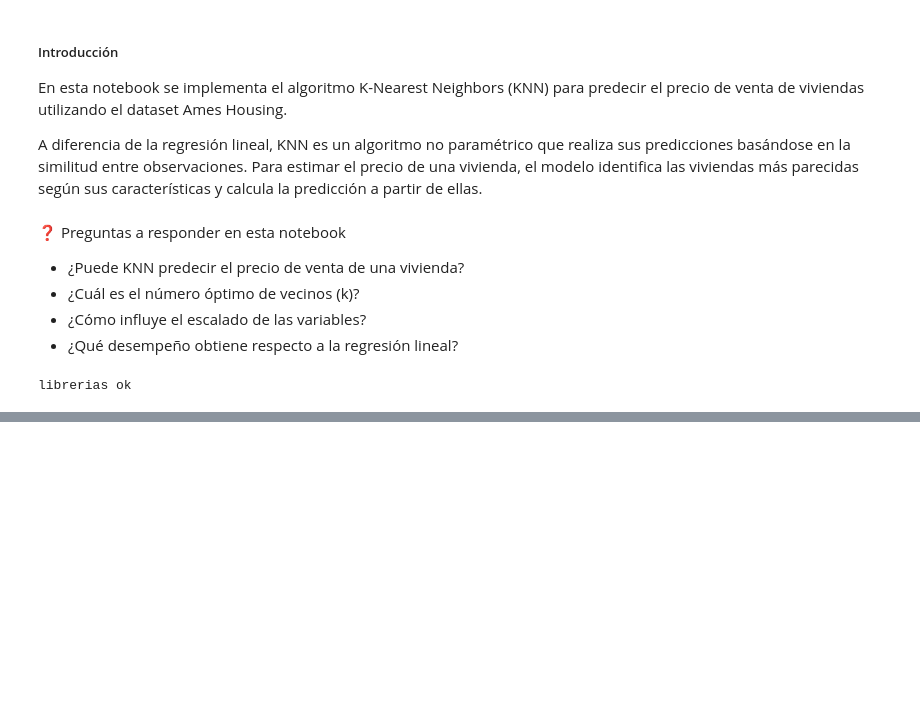
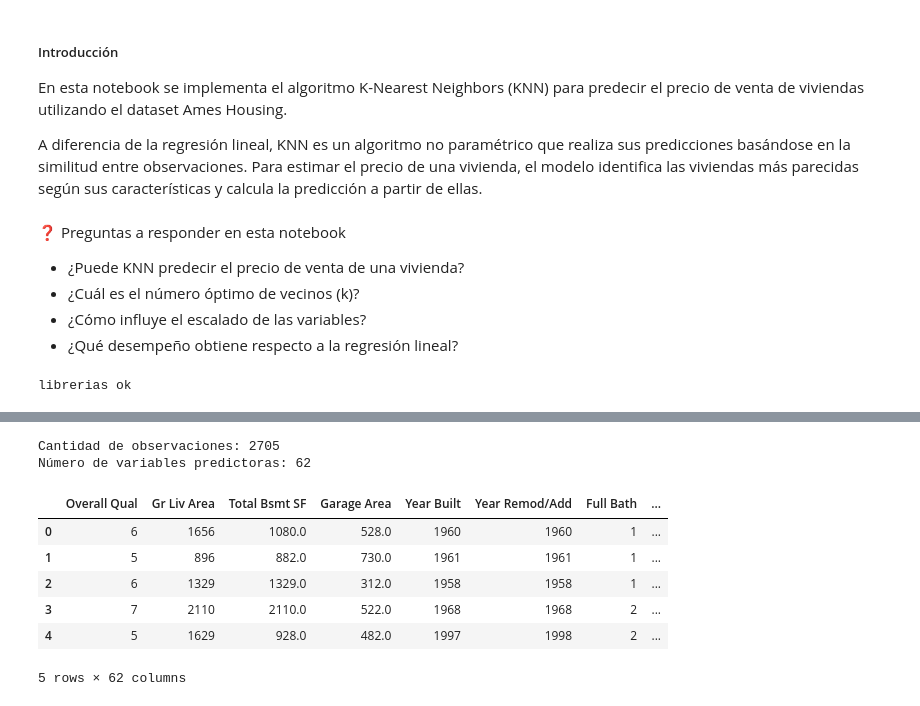
Before and after one commit to joseurquiza88/housing-price-analysis, a Jupyter notebook: housing-price-analysis/04_K-Nearest Neighbors.ipynb, the cells around one changed output, grey strips where cells are left out. Saved outputs shown, nothing was run; the diff lists cells and outputs as text; code cells hidden in the pictures; blank space fills up the shorter version.

```diff
--- a/housing-price-analysis/04_K-Nearest Neighbors.ipynb
+++ b/housing-price-analysis/04_K-Nearest Neighbors.ipynb
@@ -56,3 +82,26 @@ y = df['Survived']
+# %%
+# Variable objetivo
+y = df_model["SalePrice"]
+
+# Variables predictoras
+X = df_model.drop(columns="SalePrice")
+
+
+print(f"Cantidad de observaciones: {len(df_model)}")
+print(f"Número de variables predictoras: {X.shape[1]}")
+
+
+X.head()
+# %% [output]
+Cantidad de observaciones: 2705
+Número de variables predictoras: 62
+|  | Overall Qual | Gr Liv Area | Total Bsmt SF | Garage Area | Year Built | Year Remod/Add | Full Bath | ... |
+| 0 | 6 | 1656 | 1080.0 | 528.0 | 1960 | 1960 | 1 | ... |
+| 1 | 5 | 896 | 882.0 | 730.0 | 1961 | 1961 | 1 | ... |
+| 2 | 6 | 1329 | 1329.0 | 312.0 | 1958 | 1958 | 1 | ... |
+| 3 | 7 | 2110 | 2110.0 | 522.0 | 1968 | 1968 | 2 | ... |
+| 4 | 5 | 1629 | 928.0 | 482.0 | 1997 | 1998 | 2 | ... |
+5 rows × 62 columns
 # %%
 #01. Se dividen los datos en entrenamiento y testeo como venimos haciendo
 X_train, X_test, y_train, y_test = train_test_split (X, y, test_size = 0.20, random_state = 42)
```
Also changed, not shown: parts of 15 cells of this notebook, 2 other files.
